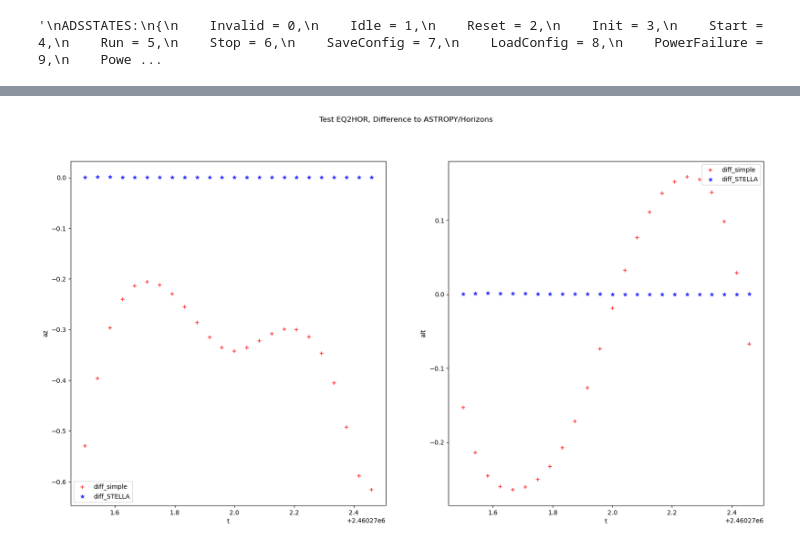
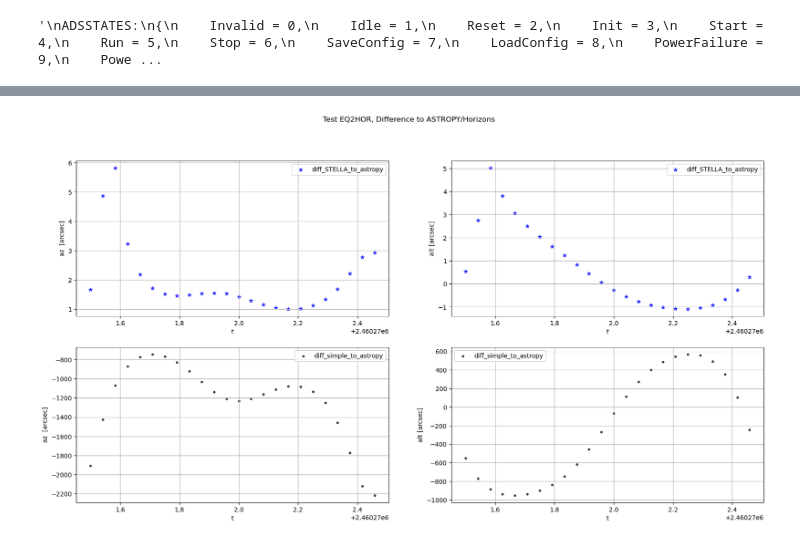
Before and after one commit to BROTLib/AstroBROT, a Jupyter notebook: testing/BROT_test.ipynb, the cells around one changed output, grey strips where cells are left out. Cells and saved outputs as stored; diff of their text form; code cells hidden in the pictures.

```diff
--- a/testing/BROT_test.ipynb
+++ b/testing/BROT_test.ipynb
@@ -76,7 +76,7 @@ def test_JD2LST(time = datetime.datetime.now(), loc = [51.55931126132681, 9.9453
     jd1_b.write(timeJD_astro)
     # change estate to execute test -> 5 == test_state.JD2LST
     plc.write_by_name(data_name='MAIN.estate', value=5,plc_datatype=pyads.PLCTYPE_INT)
-    sleep(0.05) # new cyle of twincat
+    sleep(0.01) # new cycle of twincat
     # get LST value
     LST_beck =  lst1_b.read()
     plc.close()
@@ -105,17 +105,17 @@ def test_EQ2HOR(coord_eq, time = datetime.datetime.now(), loc = [51.559311261326
 
     # get relevant symbols _b for beckhoff
     coord_in_b = plc.get_symbol('MAIN.in_coord_eq', structure_def=(("ra", pyads.PLCTYPE_LREAL,1),("dec", pyads.PLCTYPE_LREAL,1)))
-    loc0_b = plc.get_symbol('MAIN.loc0', structure_def=(("longitude", pyads.PLCTYPE_LREAL,1),("latitude", pyads.PLCTYPE_LREAL,1),("height", pyads.PLCTYPE_LREAL,1)))
+    loc0_b = plc.get_symbol('MAIN.loc0', structure_def=(("longitude", pyads.PLCTYPE_LREAL,1),("latitude", pyads.PLCTYPE_LREAL,1),("altitude", pyads.PLCTYPE_LREAL,1)))
     jd1_b = plc.get_symbol('MAIN.jd1')
     coord_out_b = plc.get_symbol('MAIN.out_coord_hor', structure_def=(("alt", pyads.PLCTYPE_LREAL,1),("az", pyads.PLCTYPE_LREAL,1)))
     coord_out_s_b = plc.get_symbol('MAIN.out_coord_hor_s', structure_def=(("alt", pyads.PLCTYPE_LREAL,1),("az", pyads.PLCTYPE_LREAL,1)))
     # write values to symbols
-    loc0_b.write({'longitude':loc[1], 'latitude':loc[0], 'height':loc[2]})
+    loc0_b.write({'longitude':loc[1], 'latitude':loc[0], 'altitude':loc[2]})
     jd1_b.write(timeJD_astro)
     coord_in_b.write({'ra':coord_eq[0], 'dec':coord_eq[1]})
     # change estate to execute test -> 2 == test_state.EQ2HOR
     plc.write_by_name(data_name='MAIN.estate', value=2, plc_datatype=pyads.PLCTYPE_INT)
-    sleep(0.05) # new cyle of twincat
+    sleep(0.01) # new cycle of twincat
 
     # get ALT/AZ values
     # STELLA code
@@ -126,6 +126,14 @@ def test_EQ2HOR(coord_eq, time = datetime.datetime.now(), loc = [51.559311261326
     #------------------------------------------------------------------------------------------
 
     return np.array([[coord_out_s_beck['alt'], coord_out_s_beck['az']],[coord_out_beck['alt'], coord_out_beck['az']],[coord_hor_astro.alt.degree, coord_hor_astro.az.degree]])
+
+
+def check_cycle_time(): # returns the actual twincat cycle time
+    plc.open() # open plc connection
+    cycle_time_symbol = plc.get_symbol('MAIN.cycle_time')
+    cycle_time = cycle_time_symbol.read()
+    plc.close()
+    return cycle_time
 # %%
 # test JD2LST
 print('Starting test!')
@@ -186,17 +203,35 @@ plt.show()
 # %%
-fig, axs = plt.subplots(1, 2, figsize=(20, 10))
+diff_az_stella = results[:,2,1]- results[:,1,1]
+diff_alt_stella = results[:,2,0]-results[:,1,0]
+
+diff_az_simple = results[:,2,1]- results[:,0,1]
+diff_alt_simple = results[:,2,0]-results[:,0,0]
+
+fig, axs = plt.subplots(2, 2, figsize=(20, 10))
 fig.suptitle('Test EQ2HOR, Difference to ASTROPY/Horizons')
-axs[0].scatter(ts.time.jd, results[:,2,1]- results[:,0,1], marker='+', alpha=0.7, c='red', label='diff_simple')
-axs[0].scatter(ts.time.jd, results[:,2,1]- results[:,1,1], marker='*', alpha=0.7, c='blue', label='diff_STELLA')
-axs[0].set_xlabel('t')
-axs[0].set_ylabel('az')
-axs[0].legend()
+axs[0,0].scatter(ts.time.jd, diff_az_stella*3600, marker='*', alpha=0.7, c='blue', label='diff_STELLA_to_astropy')
+axs[0,0].set_xlabel('t')
+axs[0,0].set_ylabel('az  [arcsec]')
+axs[0,0].legend()
+axs[0,0].grid()
 
-axs[1].scatter(ts.time.jd, results[:,2,0]-results[:,0,0], marker='+', alpha=0.7, c='red', label='diff_simple')
-axs[1].scatter(ts.time.jd, results[:,2,0]-results[:,1,0], marker='*', alpha=0.7, c='blue', label='diff_STELLA')
-axs[1].set_xlabel('t')
-axs[1].set_ylabel('alt')
-axs[1].legend()
-plt.show()
+axs[0,1].scatter(ts.time.jd, diff_alt_stella*3600, marker='*', alpha=0.7, c='blue', label='diff_STELLA_to_astropy')
+axs[0,1].set_xlabel('t')
+axs[0,1].set_ylabel('alt [arcsec]')
+axs[0,1].legend()
+axs[0,1].grid()
+
+
+axs[1,0].scatter(ts.time.jd, diff_az_simple*3600, marker='.', alpha=0.7, c='black', label='diff_simple_to_astropy')
+axs[1,0].set_xlabel('t')
+axs[1,0].set_ylabel('az  [arcsec]')
+axs[1,0].legend()
+axs[1,0].grid()
+
+axs[1,1].scatter(ts.time.jd, diff_alt_simple*3600, marker='.', alpha=0.7, c='black', label='diff_simple_to_astropy')
+axs[1,1].set_xlabel('t')
+axs[1,1].set_ylabel('alt [arcsec]')
+axs[1,1].legend()
+axs[1,1].grid()
 # %% [output]
-[figure, old version]
+[figure, new version]
```
Also changed, not shown: parts of 6 cells of this notebook, 22 other files.
